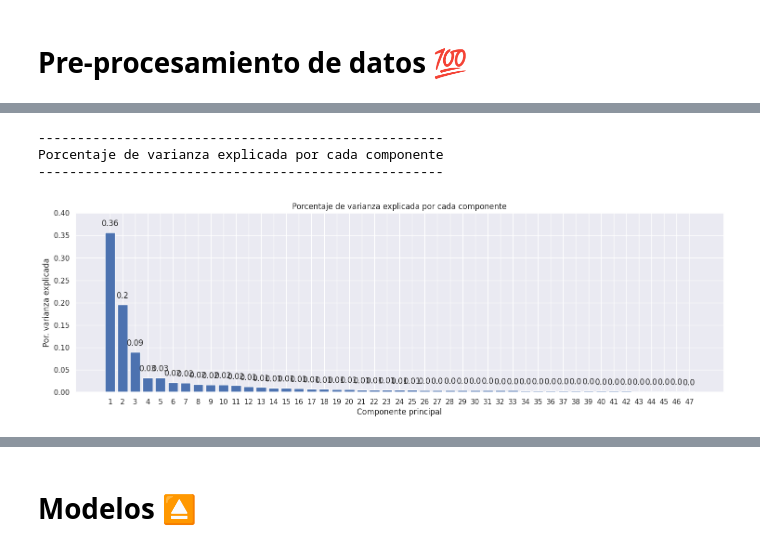
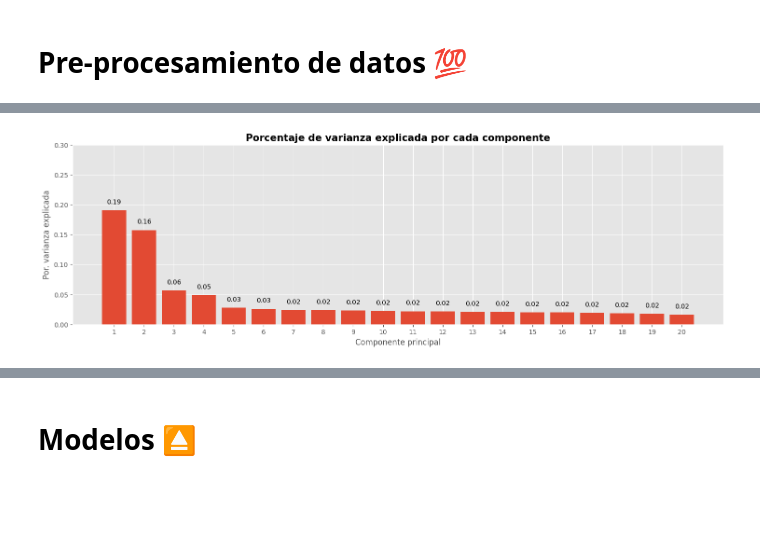
Before and after one commit to piero0090/Tesis-SeminarioII, a Jupyter notebook: Clustering_football_players.ipynb, the cells around one changed output, grey strips where cells are left out. Saved outputs shown, nothing was run; the diff lists cells and outputs as text; code cells hidden in the pictures; blank space fills up the shorter version.

```diff
--- a/Clustering_football_players.ipynb
+++ b/Clustering_football_players.ipynb
@@ -115,7 +96,0 @@ datosML.rename(columns={'Vis':'X1','Vel':'X2','Val':'X3','1v1':'X4','Lib':'X5',
-# %%
-datosInf = datos.iloc[:,0:9]
-datos_ordenados = datosInf['División'].value_counts(ascending=False).index
-sns.set(rc={'figure.figsize':(8,7)})
-ax = sns.countplot(x=datosInf['División'], order=datos_ordenados, color="#FD625E")
-ax.set_title('Cantidad de jugadores obtenidos por cada liga', fontsize=15)
-ax.bar_label(ax.containers[0])
@@ -132,8 +122,11 @@ ax.bar_label(ax.containers[0])
+# %%
+#Obtener una muestra de los datos, pues los registros son de aproximadamente 8000
+dataSample = datosML.sample(n = 2000, random_state = 1)
 # %%
 # Entrenamiento modelo PCA con escalado de los datos
 # ==============================================================================
 pca_pipe = make_pipeline(StandardScaler(), PCA())
-pca_pipe.fit(datosML)
+pca_pipe.fit(dataSample)
 # Se extrae el modelo entrenado del pipeline
 modelo_pca = pca_pipe.named_steps['pca']
 # %%
@@ -156,35 +157,33 @@ modelo_dataframe.head(3)
+# %%
+varianceRatio_array = []
+for varianceRatio in range(0,20):
+    varianceRatio_array.append(explainedvce[varianceRatio])
 # %%
 # Porcentaje de varianza explicada por cada componente
-print('----------------------------------------------------')
-print('Porcentaje de varianza explicada por cada componente')
-print('----------------------------------------------------')
 
 fig, ax = plt.subplots(nrows=1, ncols=1, figsize=(18, 5))
 ax.bar(
-    x      = np.arange(modelo_pca.n_components_)+1,
-    height = modelo_pca.explained_variance_ratio_
+    x      = np.arange(20)+1,
+    height = varianceRatio_array
 )
 
-for x, y in zip(np.arange(len(datosML.columns)) +1, modelo_pca.explained_variance_ratio_):
+for x, y in zip(np.arange(20) +1, varianceRatio_array):
     label = round(y, 2)
     ax.annotate(
         label,
         (x,y),
         textcoords="offset points",
         xytext=(0,10),
         ha='center'
     )
 
-ax.set_xticks(np.arange(modelo_pca.n_components_) +1)
-ax.set_ylim(0, 0.4)
-ax.set_title('Porcentaje de varianza explicada por cada componente')
+ax.set_xticks(np.arange(20) +1)
+ax.set_ylim(0, 0.3)
+ax.set_title('Porcentaje de varianza explicada por cada componente', fontsize=15, weight='bold')
 ax.set_xlabel('Componente principal')
 ax.set_ylabel('Por. varianza explicada');
 # %% [output]
-----------------------------------------------------
-Porcentaje de varianza explicada por cada componente
-----------------------------------------------------
-[figure, old version]
+[figure, new version]
 # %%
 #FINALIZAR CUADRO
 #https://interactivechaos.com/es/manual/tutorial-de-machine-learning/visualizacion-de-la-varianza-explicada
```
Also changed, not shown: parts of 77 cells of this notebook.
